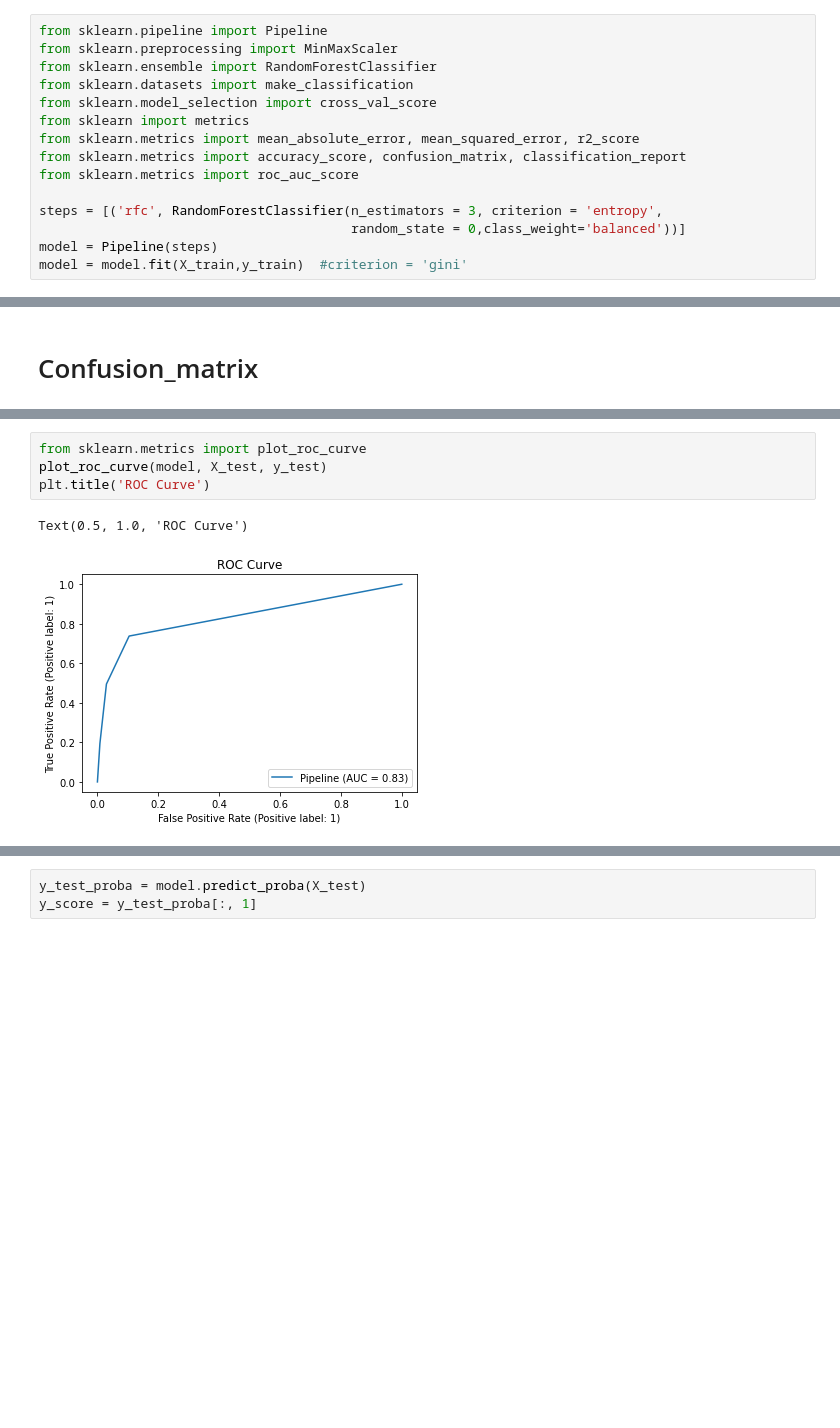
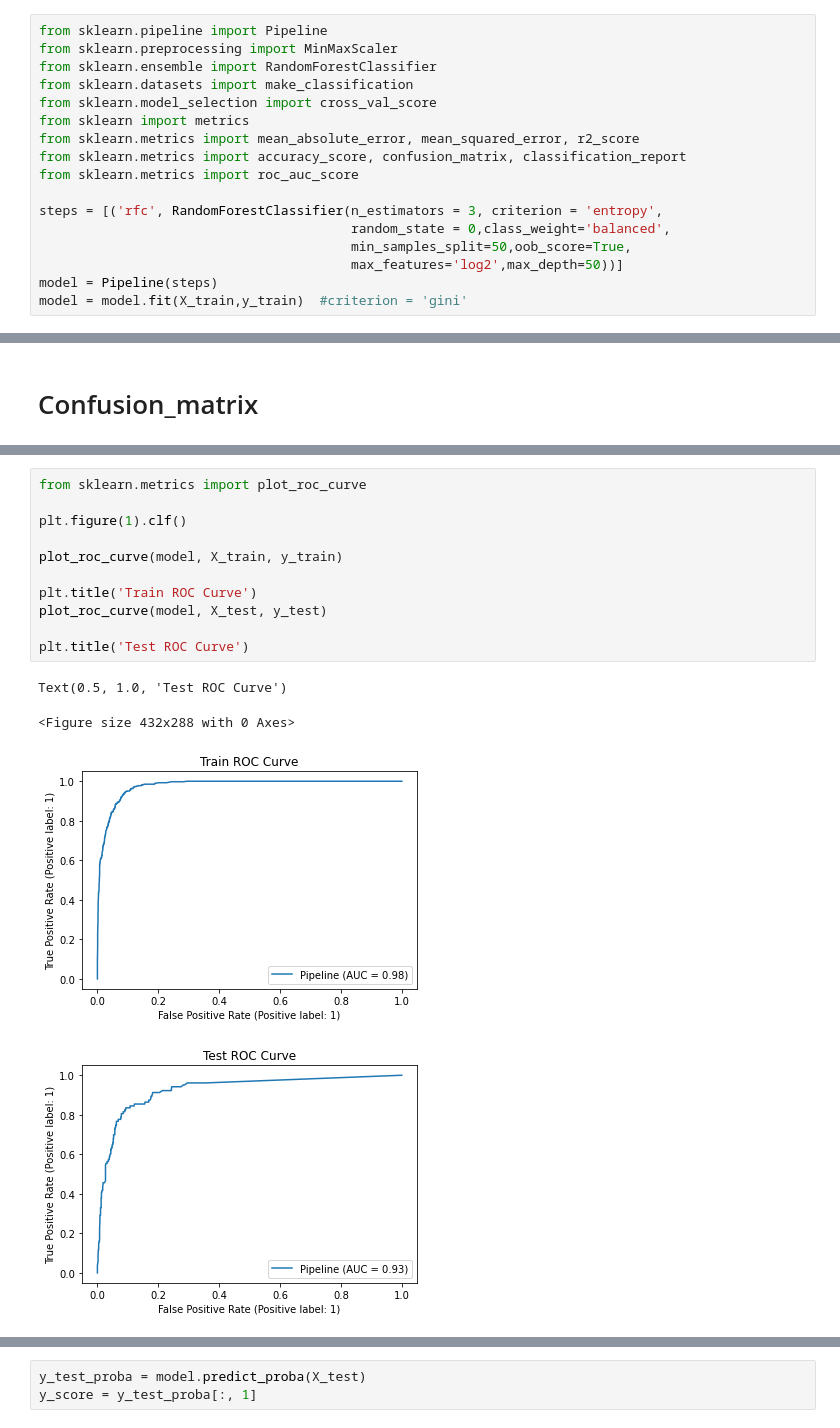
Before and after one commit to wx0373/Medical-fraud, a Jupyter notebook: Random_Forest/Random_forest_baseline.ipynb, the cells around one changed output, grey strips where cells are left out. Drawn from its saved outputs; the diff is of its cells as text; blank space fills up the shorter version.

```diff
--- a/Random_Forest/Random_forest_baseline.ipynb
+++ b/Random_Forest/Random_forest_baseline.ipynb
@@ -32,7 +32,9 @@ from sklearn.metrics import accuracy_score, confusion_matrix, classification_rep
 from sklearn.metrics import roc_auc_score
 
 steps = [('rfc', RandomForestClassifier(n_estimators = 3, criterion = 'entropy',
-                                        random_state = 0,class_weight='balanced'))]
+                                        random_state = 0,class_weight='balanced',
+                                        min_samples_split=50,oob_score=True,
+                                        max_features='log2',max_depth=50))]
 model = Pipeline(steps)
 model = model.fit(X_train,y_train)  #criterion = 'gini'
 # %%
@@ -113,7 +105,16 @@ roc_auc_score for the test dataset: 0.83
 # %%
 from sklearn.metrics import plot_roc_curve
+
+plt.figure(1).clf()
+
+plot_roc_curve(model, X_train, y_train)
+
+plt.title('Train ROC Curve')
 plot_roc_curve(model, X_test, y_test)
-plt.title('ROC Curve')
+
+plt.title('Test ROC Curve')
 # %% [output]
-Text(0.5, 1.0, 'ROC Curve')
+Text(0.5, 1.0, 'Test ROC Curve')
+<Figure size 432x288 with 0 Axes>
-[figure, old version]
+[figure, new version]
+[figure, added]
```
Also changed, not shown: parts of 17 cells of this notebook, 1 other file.
